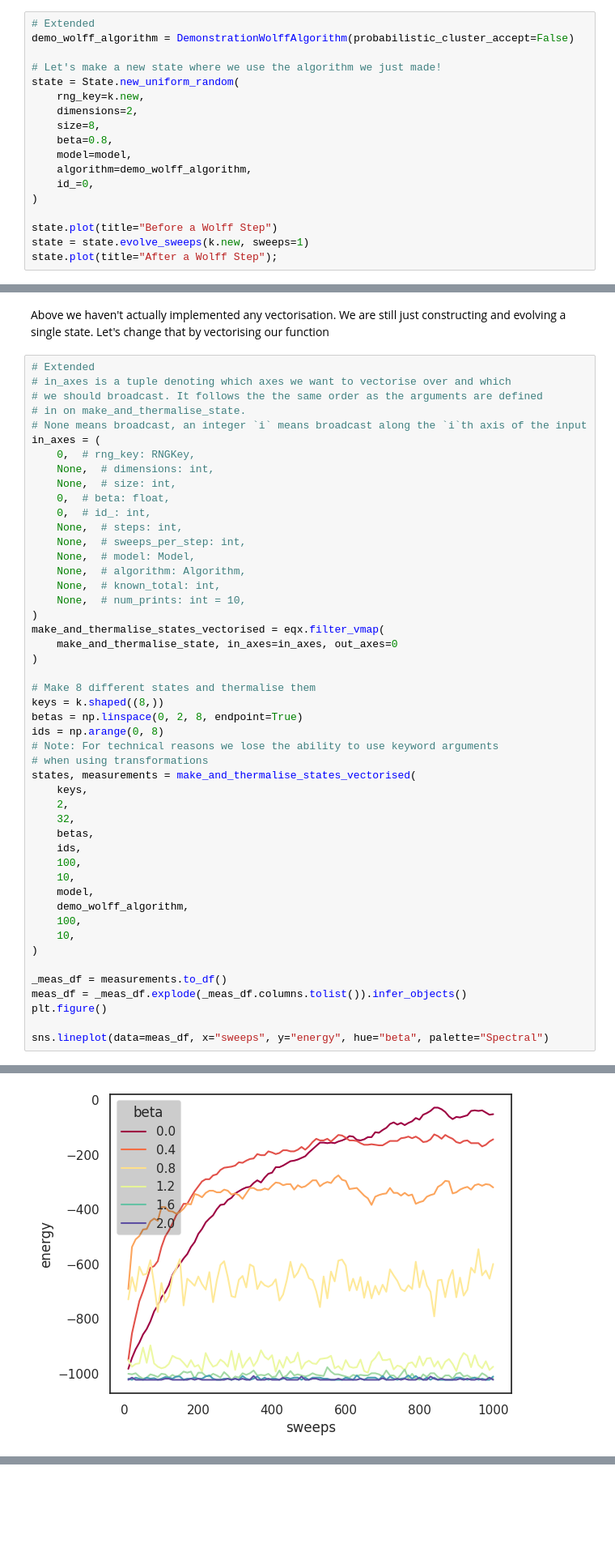
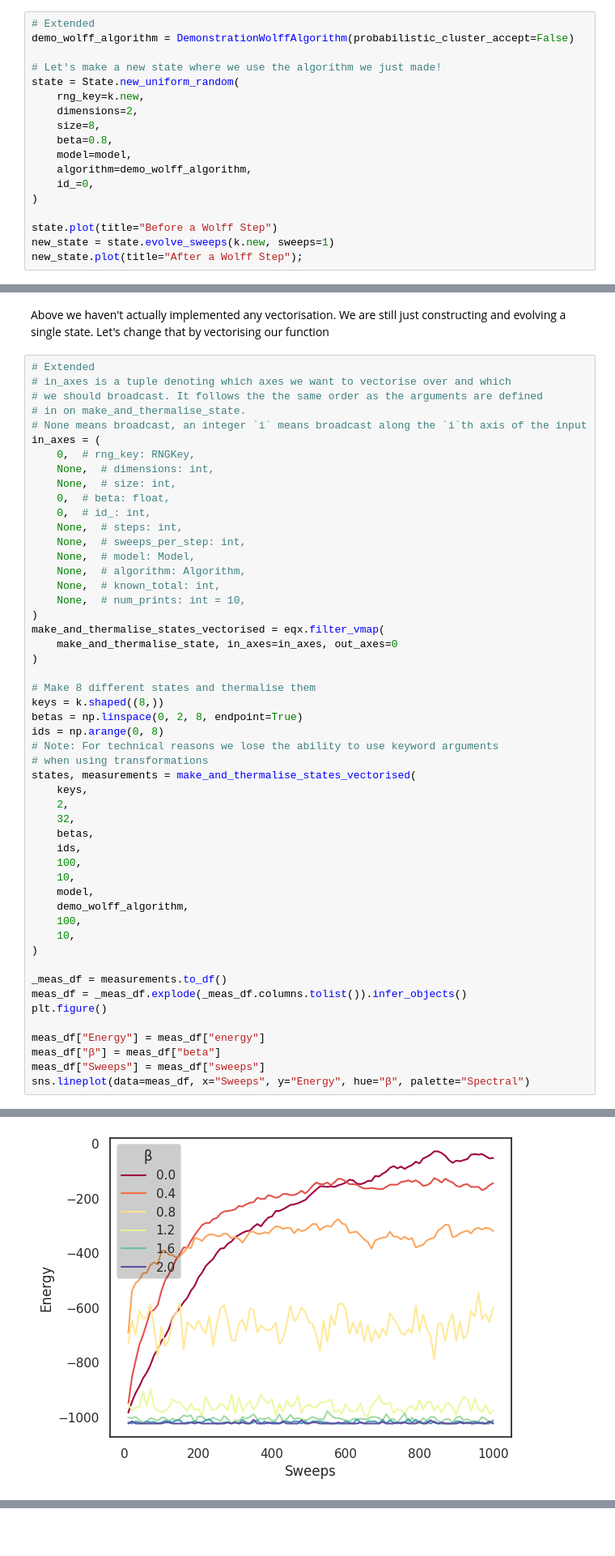
Before and after one commit to JeppeKlitgaard/Jackpot, a Jupyter notebook: report.ipynb, the cells around one changed output, grey strips where cells are left out. Shown at 81% size. Cells and saved outputs as stored; diff of their text form; blank space fills up the shorter version.

```diff
--- a/report.ipynb
+++ b/report.ipynb
@@ -801,8 +821,8 @@ state = State.new_uniform_random(
 )
 
 state.plot(title="Before a Wolff Step")
-state = state.evolve_sweeps(k.new, sweeps=1)
-state.plot(title="After a Wolff Step");
+new_state = state.evolve_sweeps(k.new, sweeps=1)
+new_state.plot(title="After a Wolff Step");
 # %% [output]
 [figure]
 [figure]
@@ -958,5 +980,8 @@ _meas_df = measurements.to_df()
 meas_df = _meas_df.explode(_meas_df.columns.tolist()).infer_objects()
 plt.figure()
 
-sns.lineplot(data=meas_df, x="sweeps", y="energy", hue="beta", palette="Spectral")
+meas_df["Energy"] = meas_df["energy"]
+meas_df["β"] = meas_df["beta"]
+meas_df["Sweeps"] = meas_df["sweeps"]
+sns.lineplot(data=meas_df, x="Sweeps", y="Energy", hue="β", palette="Spectral")
 # %% [output]
@@ -964,4 +989,4 @@ sns.lineplot(data=meas_df, x="sweeps", y="energy", hue="beta", palette="Spectral
-[figure, old version]
+[figure, new version]
 # %% [markdown]
 If we play around with the configuration above and execute our computations on a CPU, we will notice that vectorisation is not a significant benefit. We can expect to see more of a benefit of vectorisation on TPU's and GPU's.
 
```
Also changed, not shown: parts of 49 cells of this notebook, 5 other files.
